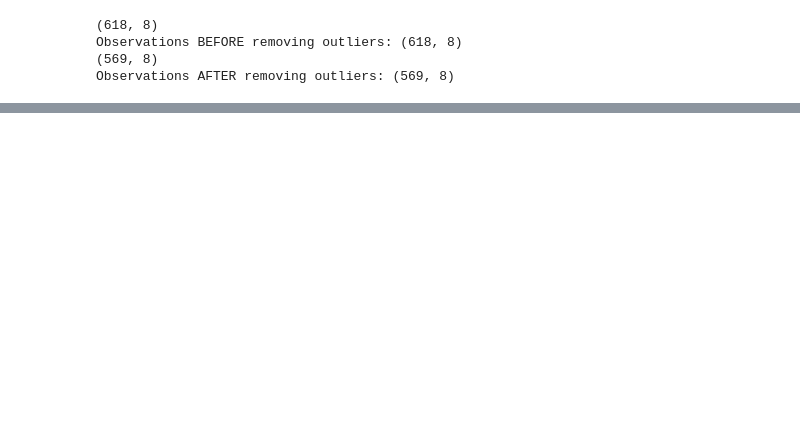
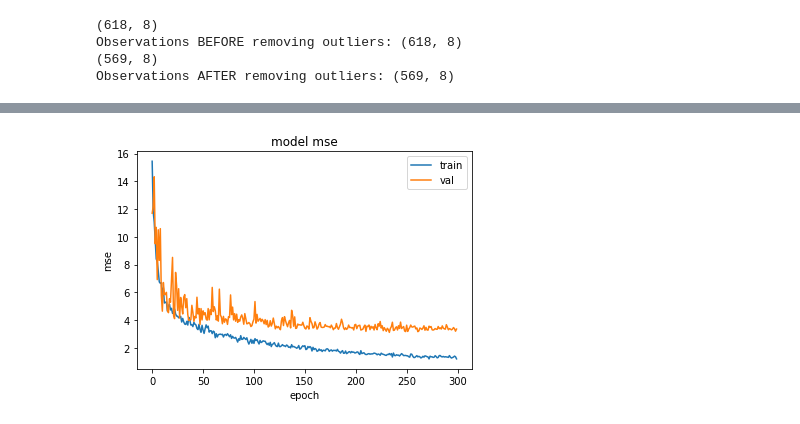
Before and after one commit to juliukvi/dat300_concrete_strength, a Jupyter notebook: dat300_comp1_ANN.ipynb, the cells around one changed output, grey strips where cells are left out. Cells and saved outputs as stored; diff of their text form; code cells hidden in the pictures; blank space fills up the shorter version.

```diff
--- a/dat300_comp1_ANN.ipynb
+++ b/dat300_comp1_ANN.ipynb
@@ -73,19 +73,24 @@ a = x_train.plot(kind="box", subplots=True, figsize=(12, 12), layout=(5,4), shar
 scaler = StandardScaler()
 x_train = scaler.fit_transform(x_train)
 x_test = scaler.transform(x_test)
+# %%
+# MinMaxScaler
+scaler = MinMaxScaler((0,1))
+x_train = scaler.fit_transform(x_train)
+x_test = scaler.transform(x_test)
 # %%
 # keras ANN
 #model.add(BatchNormalization())
 sample_vector_length = x_train.shape[1]
 model = Sequential([
-                   Dense(200, activation="relu", input_shape=(sample_vector_length,)),
-                   Dense(100, activation="relu"),
-                   Dense(100, activation="relu"),
+                   Dense(2000, activation="relu", input_shape=(sample_vector_length,)),
+                   Dense(2000, activation="relu"),
+                   Dense(2000, activation="relu"),
                    Dense(1)])
 model.compile(optimizer=tensorflow.keras.optimizers.Nadam(),
-             loss=,
+             loss= "mae",
              metrics=[r_square])
 # %%
-history = model.fit(x_train, y_train, epochs=300, validation_split=0.2, batch_size=25, verbose=1)
+history = model.fit(x_train, y_train, epochs=300, validation_split=0.2, batch_size=20, verbose=1)
 # %% [output]
 Epoch 1/300
@@ -108,13 +113,15 @@ Epoch 300/300
 # %%
 # plot mse metric
-epochs_from_end = 100
+epochs_from_end = 300
 epoch_x_values = list(range(len(history.history['loss'])-epochs_from_end, len(history.history['loss'])))
 plt.plot(epoch_x_values, history.history['loss'][-epochs_from_end:])
 plt.plot(epoch_x_values, history.history['val_loss'][-epochs_from_end:])
 plt.title('model mse')
 plt.ylabel('mse')
 plt.xlabel('epoch')
 plt.legend(['train', 'val'], loc='upper right')
 plt.show()
+# %% [output]
+[figure, added]
 # %%
 # plot r^2 metric
```
Also changed, not shown: parts of 9 cells of this notebook, 10 other files.
